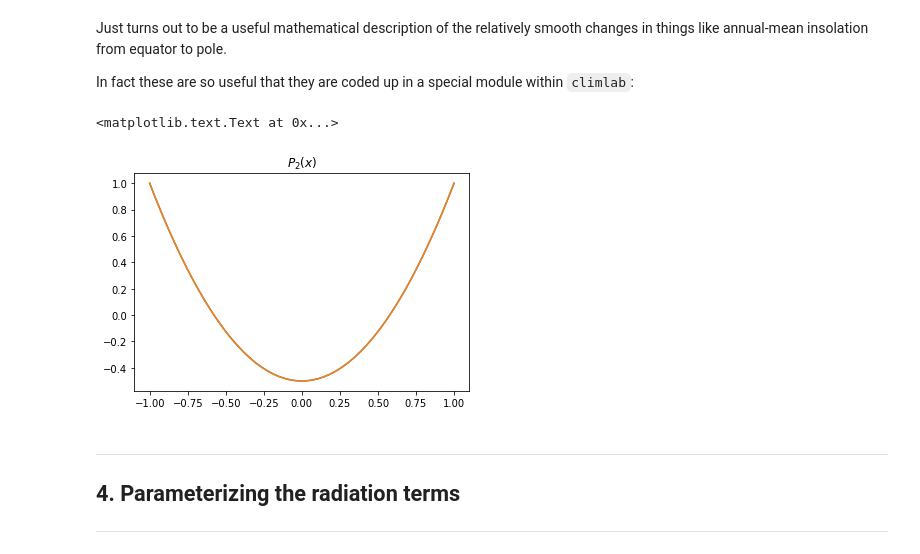
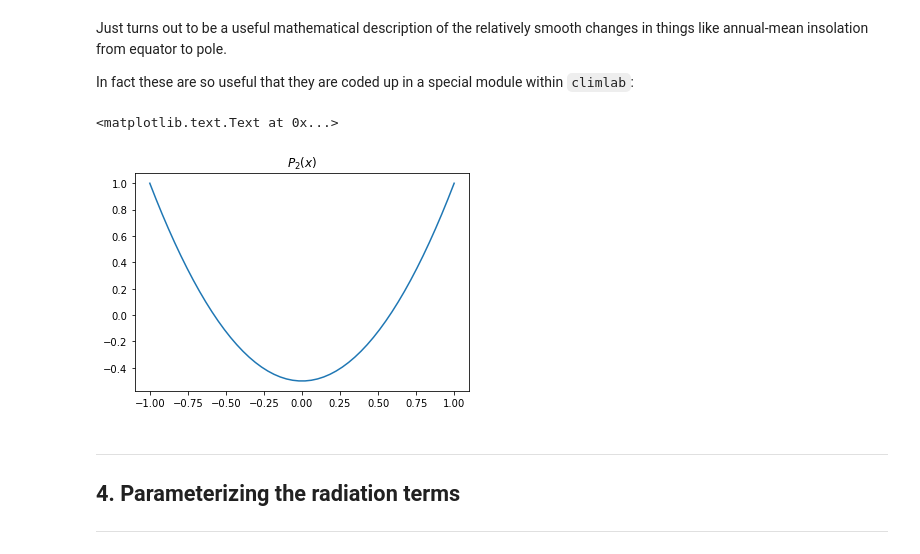
Before and after one commit to brian-rose/ClimateModeling_courseware, a Jupyter notebook: Lectures/Lecture14 -- Diffusive energy balance model.ipynb, the cells around one changed output. Drawn from its saved outputs; the diff is of its cells as text; code cells hidden in the pictures.

```diff
--- a/Lectures/Lecture14 -- Diffusive energy balance model.ipynb
+++ b/Lectures/Lecture14 -- Diffusive energy balance model.ipynb
@@ -233,12 +233,11 @@ Just turns out to be a useful mathematical description of the relatively smooth
 In fact these are so useful that they are coded up in a special module within `climlab`:
 # %%
 x = np.linspace(-1,1)
-plt.plot(x, (3*x**2-1)/2)
 plt.plot(x, legendre.P2(x))
 plt.title('$P_2(x)$')
 # %% [output]
 <matplotlib.text.Text at 0x...>
-[figure, old version]
+[figure, new version]
 # %% [markdown]
 ____________
 <a id='section4'></a>
```
Also changed, not shown: parts of 5 cells of this notebook.
